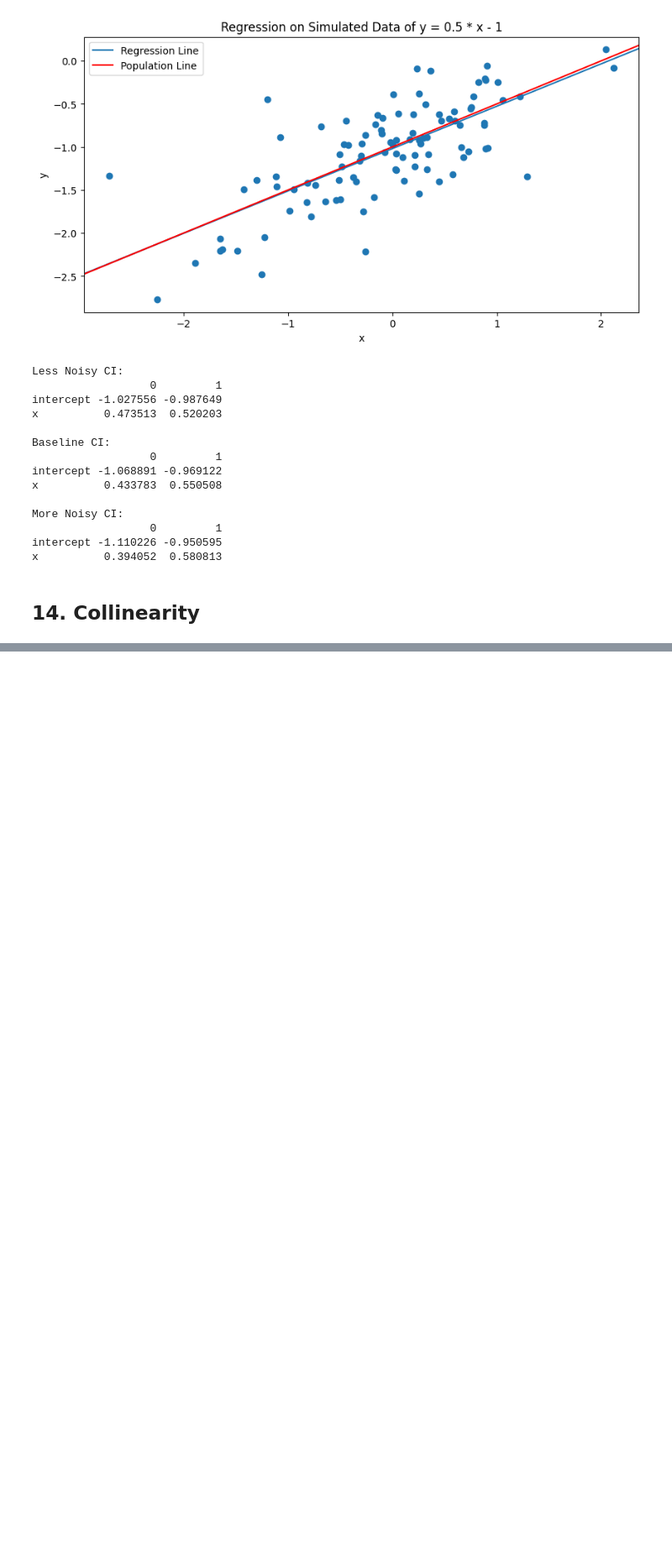
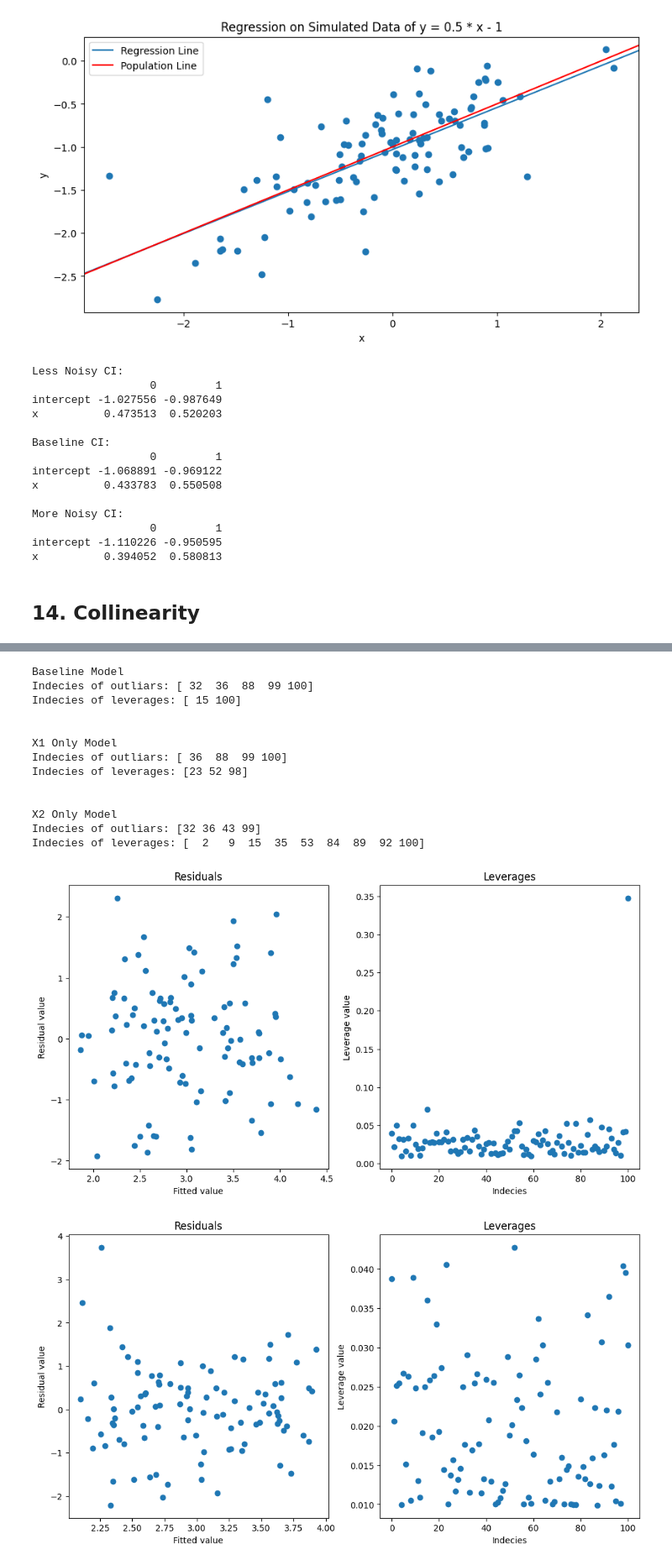
Before and after one commit to NDubelovskyi/ISLP, a Jupyter notebook: Chapter 3 Application.ipynb, the cells around one changed output, grey strips where cells are left out. Shown at 84% size. Cells and saved outputs as stored; diff of their text form; code cells hidden in the pictures; blank space fills up the shorter version.

```diff
--- a/Chapter 3 Application.ipynb
+++ b/Chapter 3 Application.ipynb
@@ -1154,0 +1304,24 @@ x          0.394052  0.580813
+# %%
+def out_lev(fit_mod, p, n):
+  fig, ax = subplots(ncols=2, figsize=(12,6))
+
+  infl = fit_mod.get_influence()
+
+  # Outliars
+  stud_res = infl.resid_studentized
+  ax[0].scatter(fit_mod.fittedvalues, fit_mod.resid)
+  ax[0].set_ylabel('Residual value')
+  ax[0].set_xlabel('Fitted value')
+  ax[0].set_title('Residuals')
+
+  print('Indecies of outliars: {}'.format(np.where(np.abs(stud_res) > 2)[0]))
+
+  # Leverages
+  lev = infl.hat_matrix_diag
+  ax[1].scatter(np.arange(n), lev)
+  ax[1].set_ylabel('Leverage value')
+  ax[1].set_xlabel('Indecies')
+  ax[1].set_title('Leverages')
+
+  avg_lev = (p + 1) / n
+  print('Indecies of leverages: {}'.format(np.where(lev > avg_lev * 2)[0]))
@@ -1154,0 +1339,25 @@ x          0.394052  0.580813
+# %%
+print('Baseline Model') # The new point is both an outliar and a leverage
+out_lev(base, 2, 101)
+
+print('\n\nX1 Only Model') # The new point is only an outliar
+out_lev(x1_only, 1, 101)
+
+print('\n\nX2 Only Model') # The new point is only a leverage
+out_lev(x2_only, 1, 101)
+# %% [output]
+Baseline Model
+Indecies of outliars: [ 32  36  88  99 100]
+Indecies of leverages: [ 15 100]
+
+
+X1 Only Model
+Indecies of outliars: [ 36  88  99 100]
+Indecies of leverages: [23 52 98]
+
+
+X2 Only Model
+Indecies of outliars: [32 36 43 99]
+Indecies of leverages: [  2   9  15  35  53  84  89  92 100]
+[figure, added]
+[figure, added]
```
Also changed, not shown: parts of 25 cells of this notebook.
